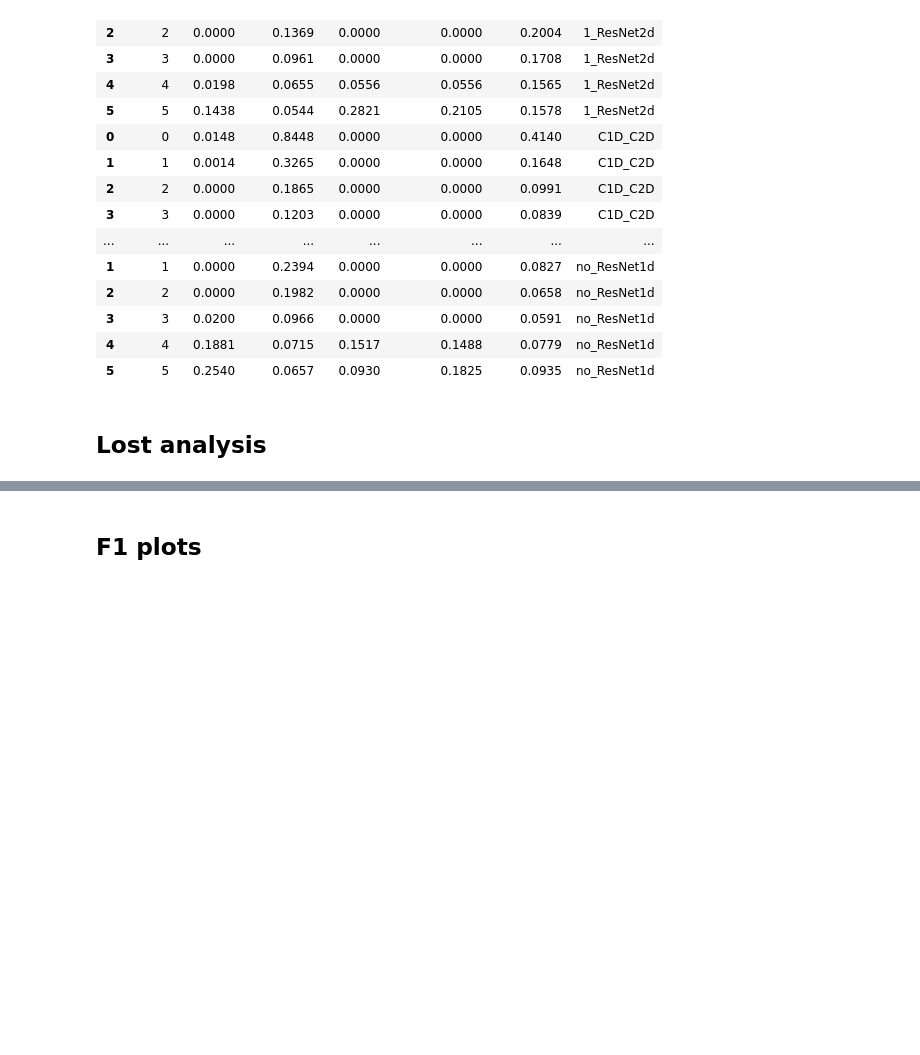
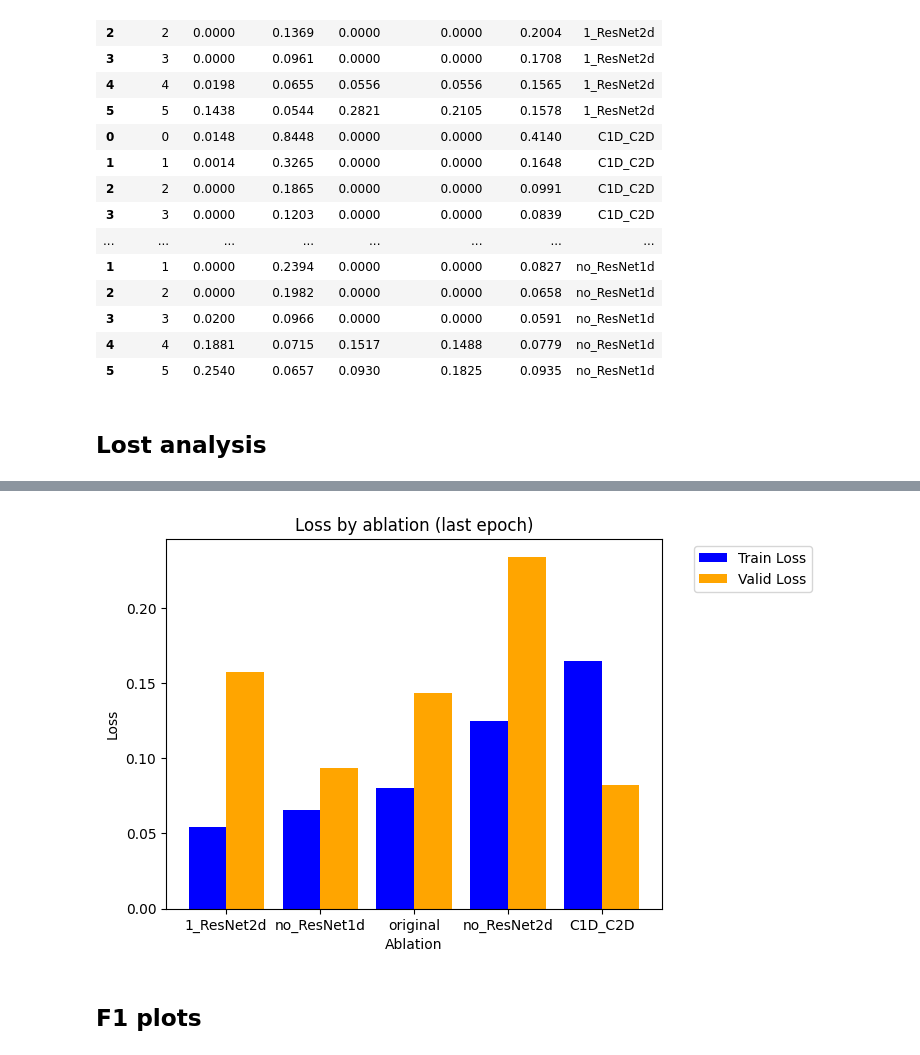
Before and after one commit to Gisch97/sincFold, a Jupyter notebook: pruebas/ablation-EDA.ipynb, the cells around one changed output, grey strips where cells are left out. Saved outputs shown, nothing was run; the diff lists cells and outputs as text; code cells hidden in the pictures; blank space fills up the shorter version.

Commit message:
correccion ablation no resnet2d

```diff
--- a/pruebas/ablation-EDA.ipynb
+++ b/pruebas/ablation-EDA.ipynb
@@ -58,3 +77,19 @@ plt.show()
+# %%
+import numpy as np
+bar_width = 0.4
+index = np.arange(len(df_last_epoch))
+df_last_epoch = df_last_epoch.sort_values(by='train_loss')
+plt.bar(index - bar_width/2, df_last_epoch['train_loss'], bar_width, color='blue', label='Train Loss')
+plt.bar(index + bar_width/2, df_last_epoch['valid_loss'], bar_width, color='orange', label='Valid Loss')
+
+plt.xlabel('Ablation')
+plt.ylabel('Loss')
+plt.title('Loss by ablation (last epoch)')
+plt.xticks(index, df_last_epoch['ablation'])
+plt.legend(bbox_to_anchor=(1.05, 1), loc='upper left')
+plt.show()
+# %% [output]
+[figure, added]
 # %% [markdown]
 ## F1 plots
 # %% [markdown]
```
Also changed, not shown: parts of 4 cells of this notebook, 5 other files.
